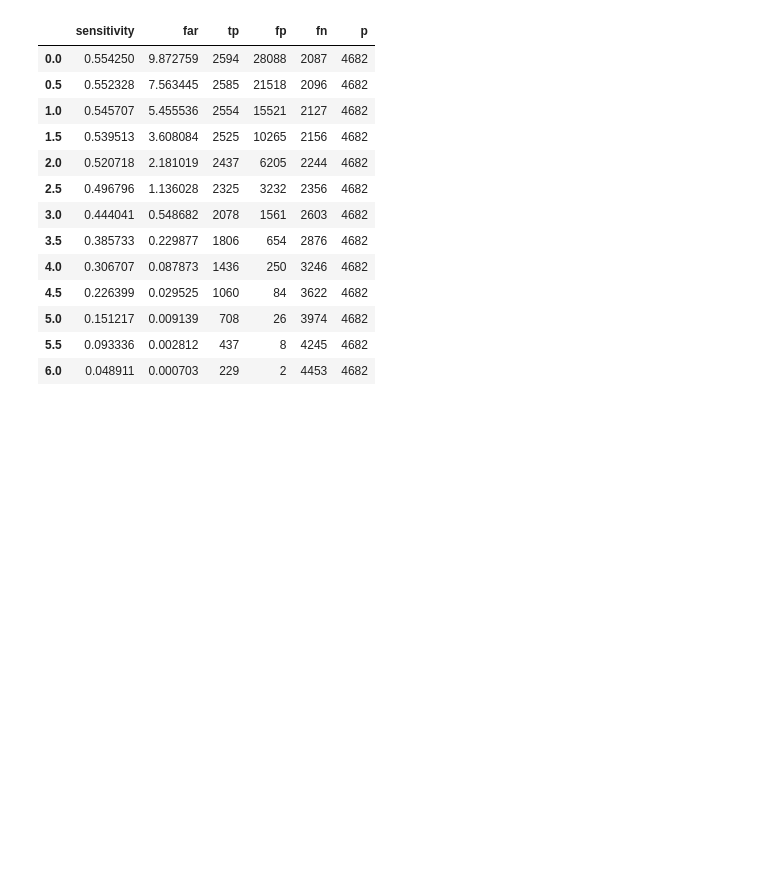
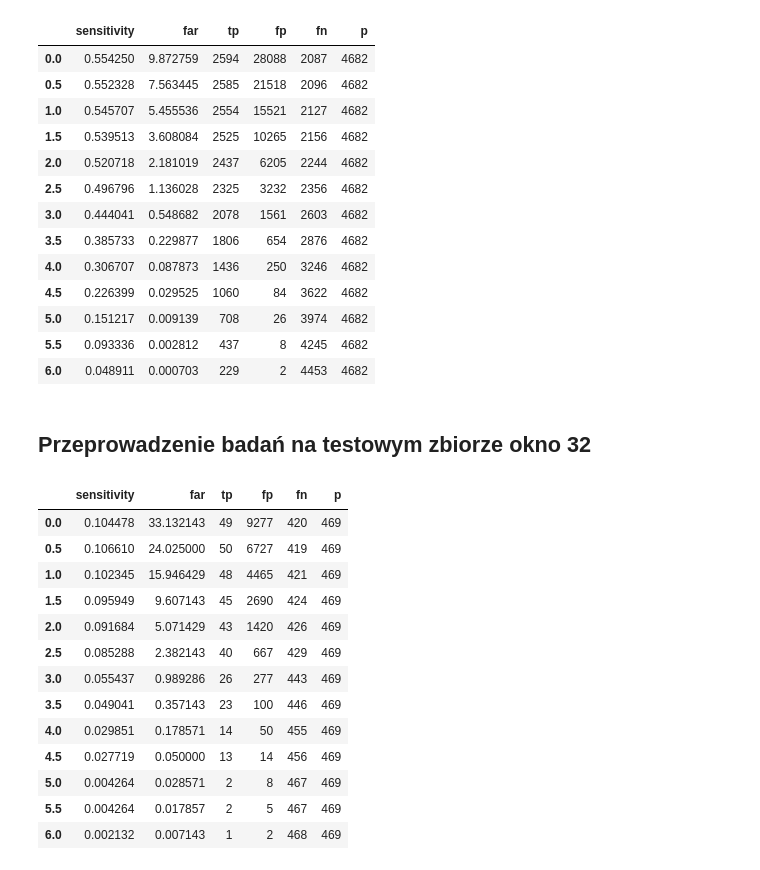
Before and after one commit to karlosos/machine_learning_2, a Jupyter notebook: src/batch_test_thresholds.ipynb, the cells around one changed output. Saved outputs shown, nothing was run; the diff lists cells and outputs as text; code cells hidden in the pictures; blank space fills up the shorter version.

```diff
--- a/src/batch_test_thresholds.ipynb
+++ b/src/batch_test_thresholds.ipynb
@@ -99,3 +99,45 @@ df
 | 5.0 | 0.151217 | 0.009139 | 708 | 26 | 3974 | 4682 |
 | 5.5 | 0.093336 | 0.002812 | 437 | 8 | 4245 | 4682 |
 | 6.0 | 0.048911 | 0.000703 | 229 | 2 | 4453 | 4682 |
+# %% [markdown]
+## Przeprowadzenie badań na testowym zbiorze okno 32
+# %%
+import tqdm
+
+coords = unpickle_data("combined_coords_10th_fold_32.pickle")
+coords = np.array(coords, dtype=object)
+
+summary = {}
+
+for threshold in tqdm.tqdm(np.arange(0, 6.5, 0.5), desc=" thresholds"):
+# for threshold in np.arange(-3, 6, 0.5):
+    coords_filtered = np.apply_along_axis(reduce_by_threshold, 1, coords, threshold=threshold)
+    coords_suppresion = np.apply_along_axis(bounding_boxes_reduction, 1, coords_filtered)
+    metrics = np.array([calculate_metrics(image_row) for image_row in coords_suppresion])
+    num_of_images = metrics.shape[0]
+    metrics_summary = metrics.sum(axis=0)
+    tp, fp, fn, p = metrics_summary
+    sensitivity = 1 - fn/p
+    far = fp/num_of_images
+    summary[threshold] = (sensitivity, far, tp, fp, fn, p)
+# %%
+import pandas as pd
+df = pd.DataFrame.from_dict(summary, orient='index', columns=['sensitivity', 'far', 'tp', 'fp', 'fn', 'p'])
+df.to_csv('metrics_summary_10th.csv')
+# %%
+df
+# %% [output]
+|  | sensitivity | far | tp | fp | fn | p |
+| 0.0 | 0.104478 | 33.132143 | 49 | 9277 | 420 | 469 |
+| 0.5 | 0.106610 | 24.025000 | 50 | 6727 | 419 | 469 |
+| 1.0 | 0.102345 | 15.946429 | 48 | 4465 | 421 | 469 |
+| 1.5 | 0.095949 | 9.607143 | 45 | 2690 | 424 | 469 |
+| 2.0 | 0.091684 | 5.071429 | 43 | 1420 | 426 | 469 |
+| 2.5 | 0.085288 | 2.382143 | 40 | 667 | 429 | 469 |
+| 3.0 | 0.055437 | 0.989286 | 26 | 277 | 443 | 469 |
+| 3.5 | 0.049041 | 0.357143 | 23 | 100 | 446 | 469 |
+| 4.0 | 0.029851 | 0.178571 | 14 | 50 | 455 | 469 |
+| 4.5 | 0.027719 | 0.050000 | 13 | 14 | 456 | 469 |
+| 5.0 | 0.004264 | 0.028571 | 2 | 8 | 467 | 469 |
+| 5.5 | 0.004264 | 0.017857 | 2 | 5 | 467 | 469 |
+| 6.0 | 0.002132 | 0.007143 | 1 | 2 | 468 | 469 |
```
Also changed, not shown: parts of 1 cell of this notebook, 3 other files.
